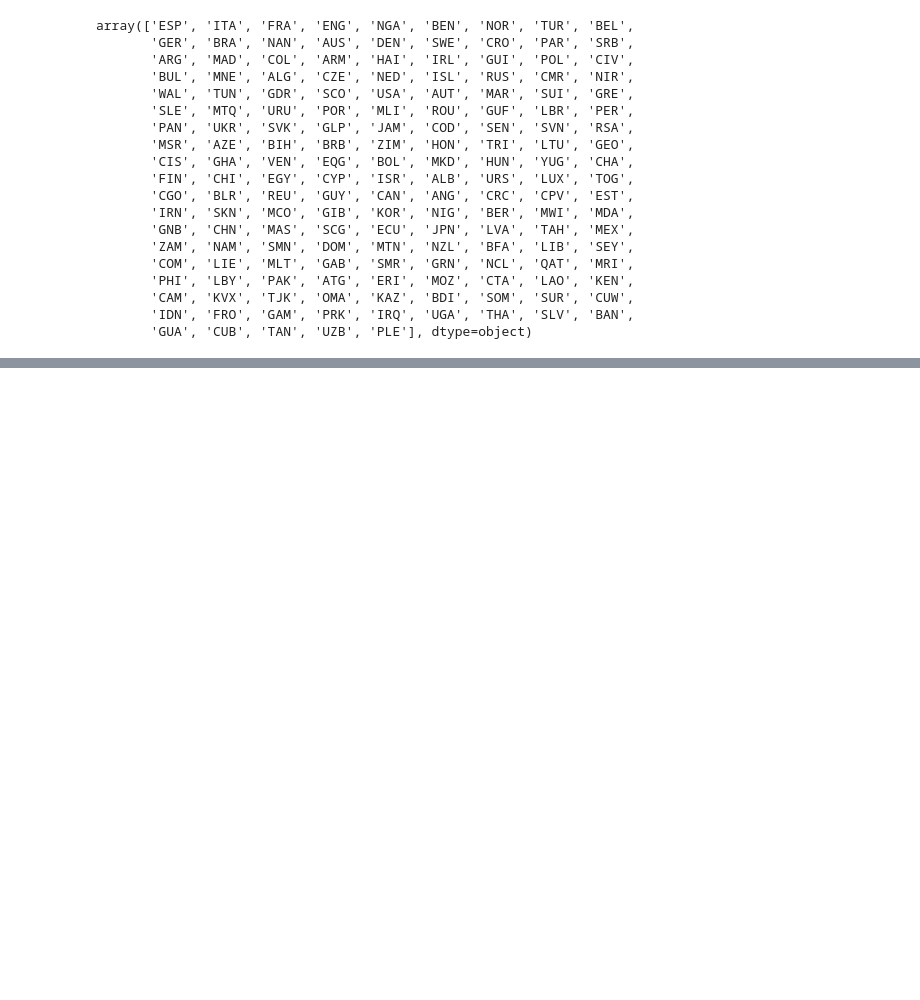
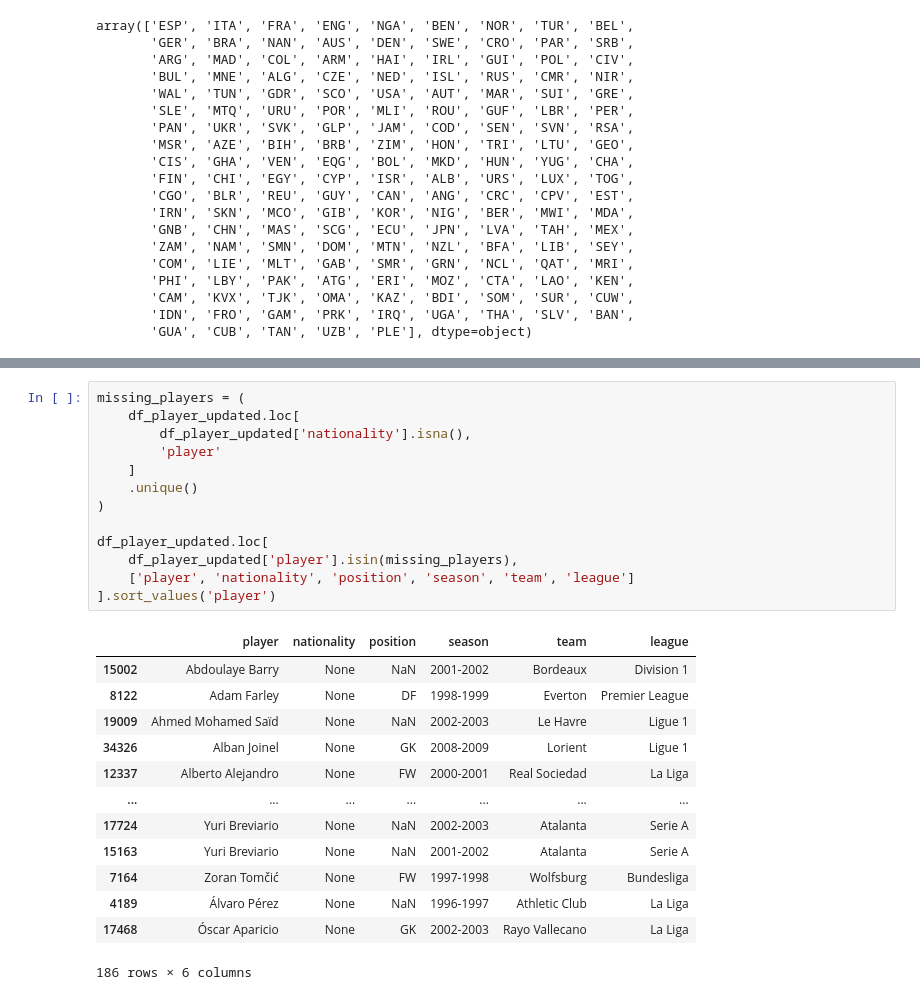
Before and after one commit to hamza-data/striker_era_ranking, a Jupyter notebook: notebooks/full-house-explore.ipynb, the cells around one changed output, grey strips where cells are left out. Drawn from its saved outputs; the diff is of its cells as text; blank space fills up the shorter version.

```diff
--- a/notebooks/full-house-explore.ipynb
+++ b/notebooks/full-house-explore.ipynb
@@ -290,0 +753,27 @@ array(['ESP', 'ITA', 'FRA', 'ENG', 'NGA', 'BEN', 'NOR', 'TUR', 'BEL',
+# %%
+missing_players = (
+    df_player_updated.loc[
+        df_player_updated['nationality'].isna(),
+        'player'
+    ]
+    .unique()
+)
+
+df_player_updated.loc[
+    df_player_updated['player'].isin(missing_players),
+    ['player', 'nationality', 'position', 'season', 'team', 'league']
+].sort_values('player')
+# %% [output]
+|  | player | nationality | position | season | team | league |
+| 15002 | Abdoulaye Barry | None | NaN | 2001-2002 | Bordeaux | Division 1 |
+| 8122 | Adam Farley | None | DF | 1998-1999 | Everton | Premier League |
+| 19009 | Ahmed Mohamed Saïd | None | NaN | 2002-2003 | Le Havre | Ligue 1 |
+| 34326 | Alban Joinel | None | GK | 2008-2009 | Lorient | Ligue 1 |
+| 12337 | Alberto Alejandro | None | FW | 2000-2001 | Real Sociedad | La Liga |
+| ... | ... | ... | ... | ... | ... | ... |
+| 17724 | Yuri Breviario | None | NaN | 2002-2003 | Atalanta | Serie A |
+| 15163 | Yuri Breviario | None | NaN | 2001-2002 | Atalanta | Serie A |
+| 7164 | Zoran Tomčić | None | FW | 1997-1998 | Wolfsburg | Bundesliga |
+| 4189 | Álvaro Pérez | None | NaN | 1996-1997 | Athletic Club | La Liga |
+| 17468 | Óscar Aparicio | None | GK | 2002-2003 | Rayo Vallecano | La Liga |
+186 rows × 6 columns
```
Also changed, not shown: parts of 29 cells of this notebook, 4 other files.
